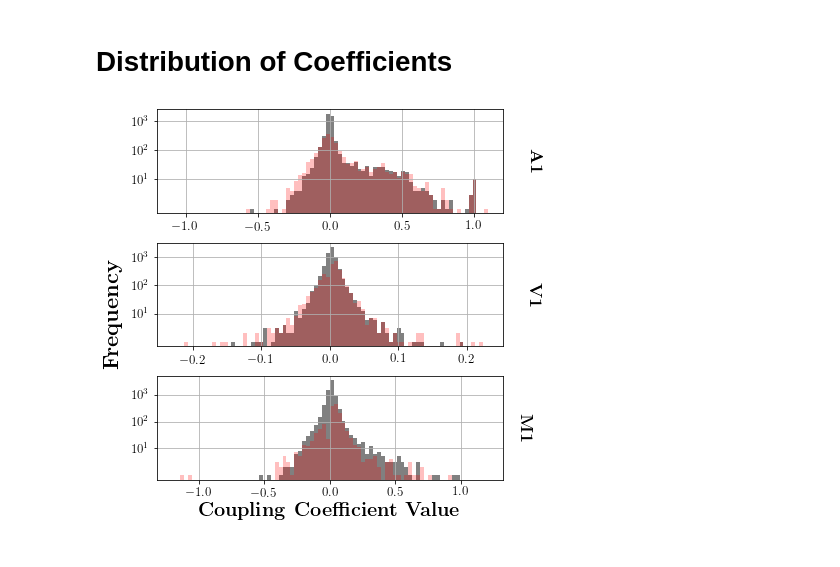
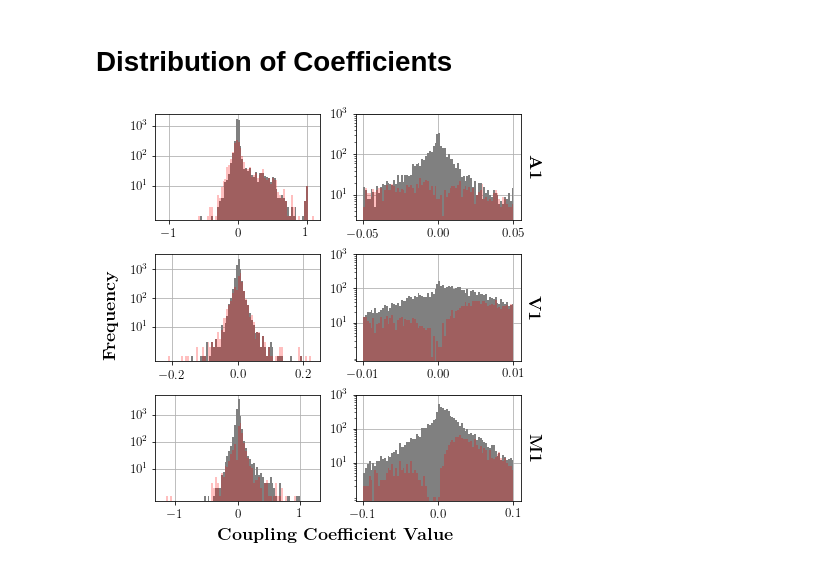
Before and after one commit to BouchardLab/neuroinference, a Jupyter notebook: notebooks/coupling/coupling_broad_analysis.ipynb, the cells around one changed output. Drawn from its saved outputs; the diff is of its cells as text; code cells hidden in the pictures.

Commit message:
broad analysis coupling coefficient plots, coupling utility functions

```diff
--- a/notebooks/coupling/coupling_broad_analysis.ipynb
+++ b/notebooks/coupling/coupling_broad_analysis.ipynb
@@ -201,91 +205,129 @@ plt.savefig('coupling_metric_summary.pdf', bbox_inches='tight')
 # %% [markdown]
 # Distribution of Coefficients
 # %%
-fig, axes = plt.subplots(3, 1, figsize=(6, 6))
+fig, axes = plt.subplots(3, 2, figsize=(6, 6))
 
 a1_lasso_nz_ccs = a1_lasso_ccs.ravel()
 a1_lasso_nz_ccs = a1_lasso_nz_ccs[a1_lasso_nz_ccs != 0]
 a1_uoi_nz_ccs = a1_uoi_ccs.ravel()
 a1_uoi_nz_ccs = a1_uoi_nz_ccs[a1_uoi_nz_ccs != 0]
 
+# auditory cortex
 bins_a1 = np.linspace(-1.1, 1.1, 81)
-axes[0].hist(a1_lasso_nz_ccs,
+axes[0, 0].hist(a1_lasso_nz_ccs,
              color='gray',
              bins=bins_a1)
-axes[0].hist(a1_uoi_nz_ccs,
+axes[0, 0].hist(a1_uoi_nz_ccs,
              color='red',
              bins=bins_a1,
              alpha=0.25)
-axes[0].set_yscale('log', nonposy='clip')
-axes[0].set_xlim([-1.2, 1.2])
+axes[0, 0].set_yscale('log', nonposy='clip')
+axes[0, 0].set_xlim([-1.2, 1.2])
 
+bins_a1 = np.linspace(-0.05, 0.05, 81)
+axes[0, 1].hist(a1_lasso_nz_ccs,
+             color='gray',
+             bins=bins_a1)
+axes[0, 1].hist(a1_uoi_nz_ccs,
+             color='red',
+             bins=bins_a1,
+             alpha=0.25)
+axes[0, 1].set_yscale('log', nonposy='clip')
+
+# visual cortex
 v1_lasso_nz_ccs = v1_lasso_ccs[0].ravel()
 v1_lasso_nz_ccs = v1_lasso_nz_ccs[v1_lasso_nz_ccs != 0]
 v1_uoi_nz_ccs = v1_uoi_ccs[0].ravel()
 v1_uoi_nz_ccs = v1_uoi_nz_ccs[v1_uoi_nz_ccs != 0]
+
 bins_v1 = np.linspace(-0.23, 0.23, 81)
-
-axes[1].hist(v1_lasso_nz_ccs,
+axes[1, 0].hist(v1_lasso_nz_ccs,
              color='gray',
              bins=bins_v1)
-axes[1].hist(v1_uoi_nz_ccs,
+axes[1, 0].hist(v1_uoi_nz_ccs,
              color='red',
              bins=bins_v1,
              alpha=0.25)
-axes[1].set_yscale('log', nonposy='clip')
-#axes[1].set_xlim([-0.01, 0.01])
+axes[1, 0].set_yscale('log', nonposy='clip')
 
+bins_v1 = np.linspace(-0.01, 0.01, 81)
+axes[1, 1].hist(v1_lasso_nz_ccs,
+             color='gray',
+             bins=bins_v1)
+axes[1, 1].hist(v1_uoi_nz_ccs,
+             color='red',
+             bins=bins_v1,
+             alpha=0.25)
+axes[1, 1].set_yscale('log', nonposy='clip')
+
+# motor cortex
 m1_lasso_nz_ccs = m1_lasso_ccs[0].ravel()
 m1_lasso_nz_ccs = m1_lasso_nz_ccs[m1_lasso_nz_ccs != 0]
 m1_uoi_nz_ccs = m1_uoi_ccs[0].ravel()
 m1_uoi_nz_ccs = m1_uoi_nz_ccs[m1_uoi_nz_ccs != 0]
+
 bins_m1 = np.linspace(-1.2, 1.2, 81)
-
-axes[2].hist(m1_lasso_nz_ccs,
+axes[2, 0].hist(m1_lasso_nz_ccs,
              color='gray',
              bins=bins_m1)
-axes[2].hist(m1_uoi_nz_ccs,
+axes[2, 0].hist(m1_uoi_nz_ccs,
              color='red',
              bins=bins_m1,
              alpha=0.25)
-axes[2].set_yscale('log', nonposy='clip')
+axes[2, 0].set_yscale('log', nonposy='clip')
+
+bins_m1 = np.linspace(-0.1, 0.1, 81)
+axes[2, 1].hist(m1_lasso_nz_ccs,
+             color='gray',
+             bins=bins_m1)
+axes[2, 1].hist(m1_uoi_nz_ccs,
+             color='red',
+             bins=bins_m1,
+             alpha=0.25)
+axes[2, 1].set_yscale('log', nonposy='clip')
 
 for ax in axes.ravel():
     ax.set_yticks([10, 100, 1000])
     ax.tick_params(labelsize=13)
     ax.grid('on')
     ax.yaxis.set_label_position('right')
 
-axes[2].set_xlabel(r'\textbf{Coupling Coefficient Value}', fontsize=20)
-
 # metric labels
-axes[0].set_ylabel(
+axes[0, 1].set_ylabel(
     r'\textbf{A1}',
     fontsize=18,
-    labelpad=40,
+    labelpad=20,
     rotation=270)
-axes[1].set_ylabel(
+axes[1, 1].set_ylabel(
     r'\textbf{V1}',
     fontsize=18,
-    labelpad=40,
+    labelpad=20,
     rotation=270)
-axes[2].set_ylabel(
+axes[2, 1].set_ylabel(
     r'\textbf{M1}',
     fontsize=18,
-    labelpad=30,
+    labelpad=20,
     rotation=270)
 
-fig_invert = fig.transFigure.inverted()
-_, middle_y = fig_invert.transform(axes[1].transAxes.transform([0., 0.5]))
+for ax in axes.ravel():
+    ax.set_axisbelow(True)
+
 fig.text(
-    x=-0.02, y=middle_y,
+    x=-0.02, y=0.5,
     s=r'\textbf{Frequency}',
-    fontsize=22,
+    fontsize=18,
     rotation=90,
+    horizontalalignment='center',
+    verticalalignment='center')
+
+fig.text(
+    x=0.5, y=-0.01,
+    s=r'\textbf{Coupling Coefficient Value}',
+    fontsize=18,
     horizontalalignment='center',
     verticalalignment='center')
 
 plt.tight_layout()
 plt.savefig('coupling_coef_histogram.pdf', bbox_inches='tight')
 # %% [output]
-[figure, old version]
+[figure, new version]
```
Also changed, not shown: parts of 6 cells of this notebook, 1 other file.
